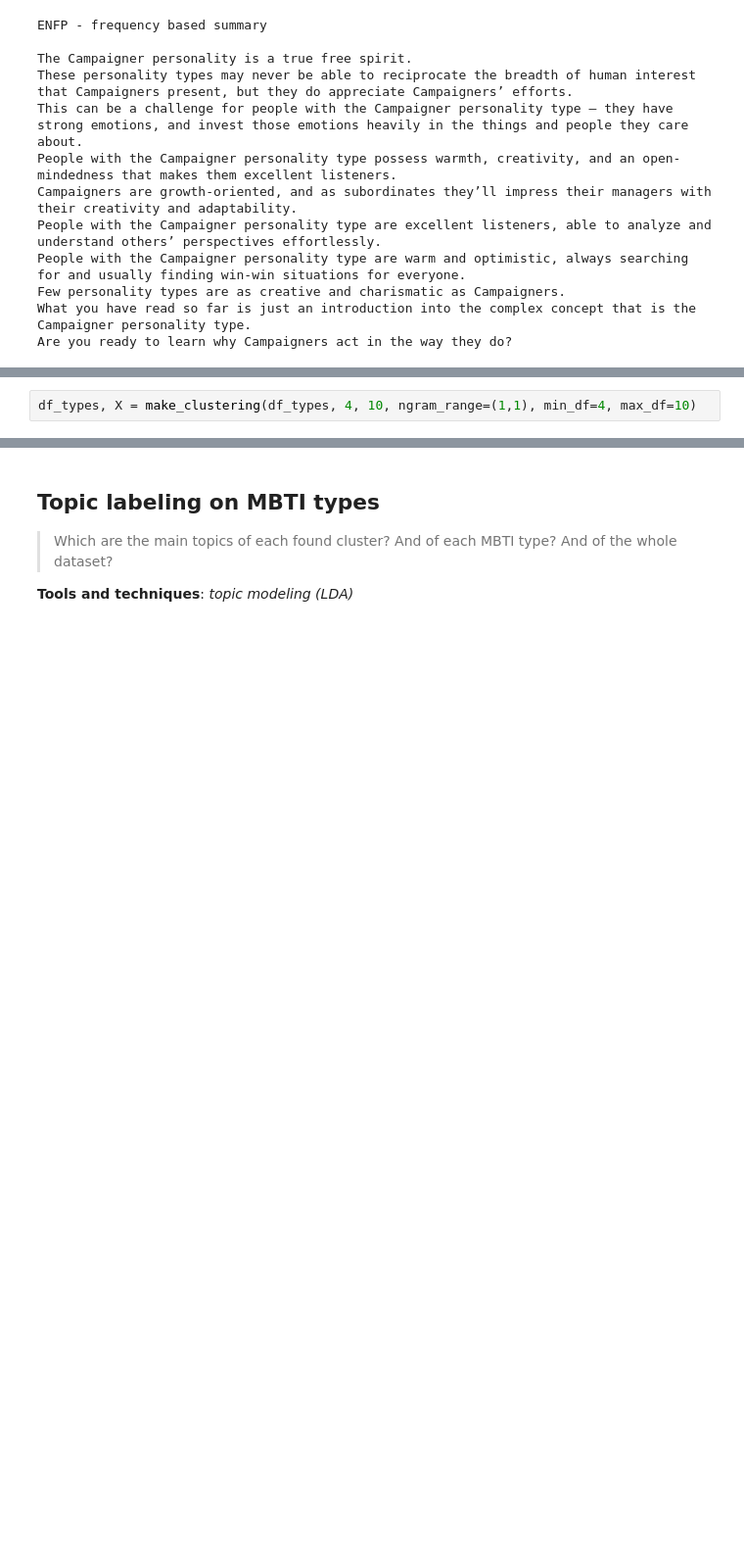
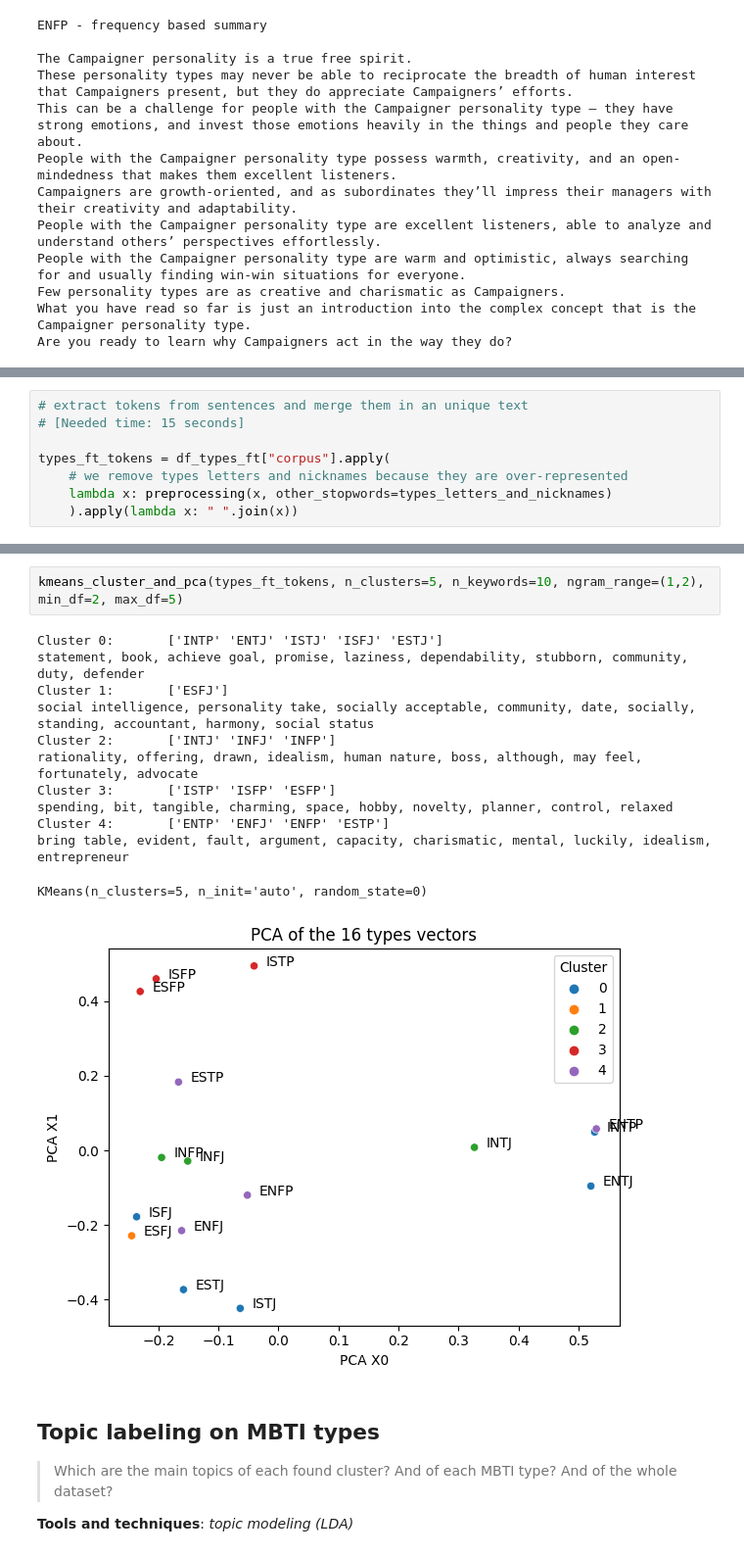
Before and after one commit to emanuelena49/MBTI-NLP, a Jupyter notebook: mbti_types.ipynb, the cells around one changed output, grey strips where cells are left out. Shown at 98% size. Drawn from its saved outputs; the diff is of its cells as text; blank space fills up the shorter version.

Commit message:
refactor: clustering and k-means in one function

```diff
--- a/mbti_types.ipynb
+++ b/mbti_types.ipynb
@@ -772,2 +696,0 @@ def make_clustering(
-# %%
-df_types, X = make_clustering(df_types, 4, 10, ngram_range=(1,1), min_df=4, max_df=10)
@@ -790 +719,9 @@ appreciated,hobby,excitement,spontaneity,charming,style,exciting,planning,relaxe
+# %%
+# extract tokens from sentences and merge them in an unique text
+# [Needed time: 15 seconds]
+
+types_ft_tokens = df_types_ft["corpus"].apply(
+    # we remove types letters and nicknames because they are over-represented
+    lambda x: preprocessing(x, other_stopwords=types_letters_and_nicknames)
+    ).apply(lambda x: " ".join(x))
 # %%
@@ -813,3 +829,18 @@ plt.show()
+# %%
+kmeans_cluster_and_pca(types_ft_tokens, n_clusters=5, n_keywords=10, ngram_range=(1,2), min_df=2, max_df=5)
+# %% [output]
+Cluster 0:       ['INTP' 'ENTJ' 'ISTJ' 'ISFJ' 'ESTJ']
+statement, book, achieve goal, promise, laziness, dependability, stubborn, community, duty, defender
+Cluster 1:       ['ESFJ']
+social intelligence, personality take, socially acceptable, community, date, socially, standing, accountant, harmony, social status
+Cluster 2:       ['INTJ' 'INFJ' 'INFP']
+rationality, offering, drawn, idealism, human nature, boss, although, may feel, fortunately, advocate
+Cluster 3:       ['ISTP' 'ISFP' 'ESFP']
+spending, bit, tangible, charming, space, hobby, novelty, planner, control, relaxed
+Cluster 4:       ['ENTP' 'ENFJ' 'ENFP' 'ESTP']
+bring table, evident, fault, argument, capacity, charismatic, mental, luckily, idealism, entrepreneur
+KMeans(n_clusters=5, n_init='auto', random_state=0)
+[figure, added]
 # %% [markdown]
 ## Topic labeling on MBTI types
 
```
Also changed, not shown: parts of 11 cells of this notebook.
